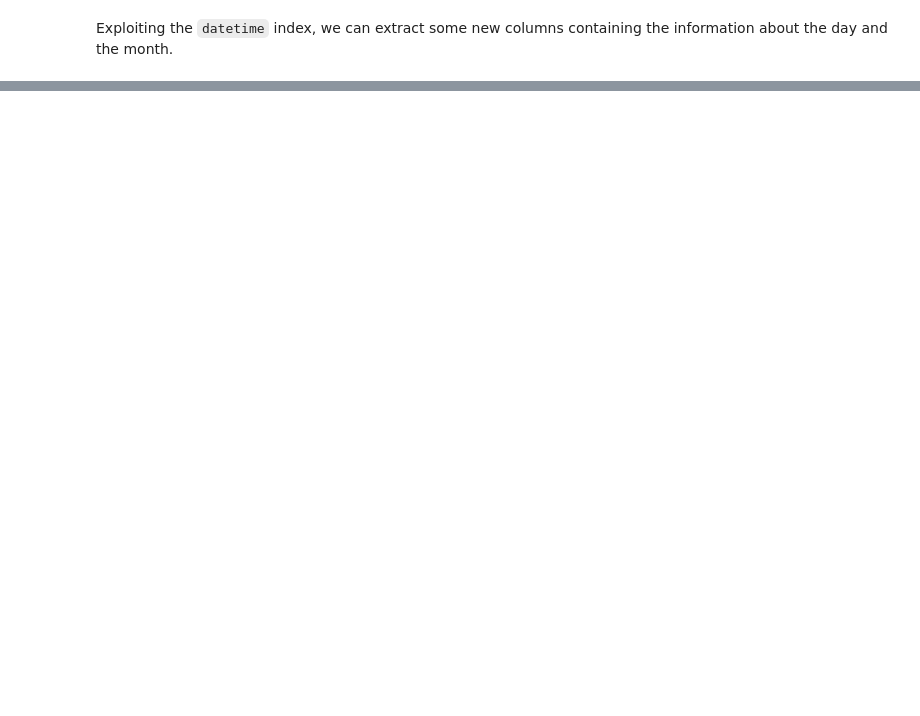
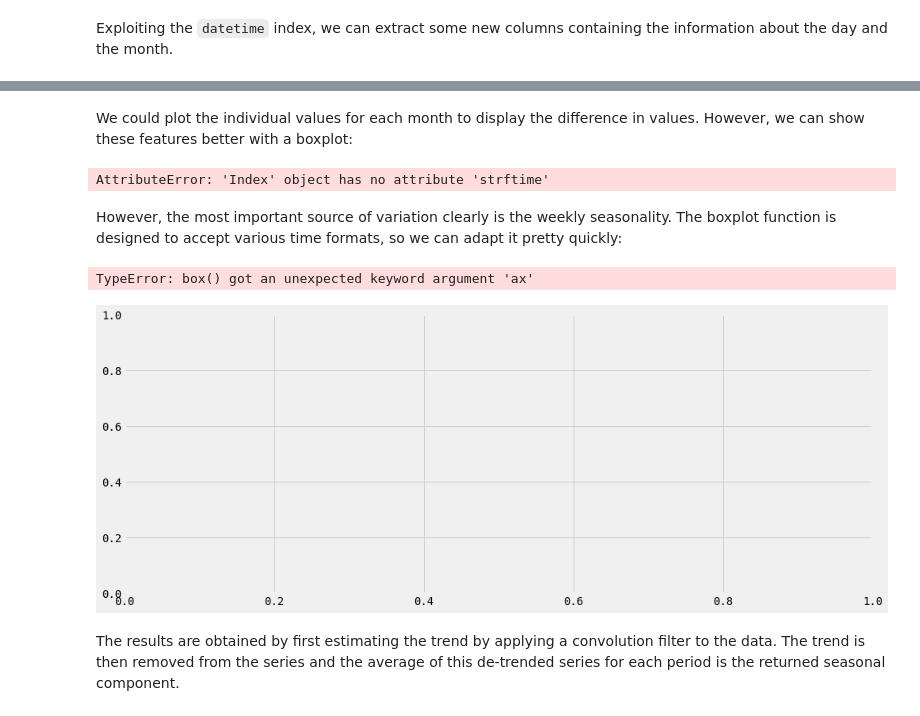
Before and after one commit to toscasterre/thesis-forecasting, a Jupyter notebook: notebooks/02_time_series_analysis.ipynb, the cells around one changed output, grey strips where cells are left out. Drawn from its saved outputs; the diff is of its cells as text; code cells hidden in the pictures; blank space fills up the shorter version.

Commit message:
mainly plotting

```diff
--- a/notebooks/02_time_series_analysis.ipynb
+++ b/notebooks/02_time_series_analysis.ipynb
@@ -55,0 +108,13 @@ fig.show()
+# %% [markdown]
+We could plot the individual values for each month to display the difference in values. However, we can show these features better with a boxplot:
+# %%
+ts.subunits_boxplot(daily_outflow["count"], y = "count", time_subunit = "month")
+# %% [output]
+AttributeError: 'Index' object has no attribute 'strftime'
+# %% [markdown]
+However, the most important source of variation clearly is the weekly seasonality. The boxplot function is designed to accept various time formats, so we can adapt it pretty quickly:
+# %%
+ts.subunits_boxplot(daily_outflow, y = "count", time_subunit = "weekday")
+# %% [output]
+TypeError: box() got an unexpected keyword argument 'ax'
+[figure, added]
@@ -55,0 +125,2 @@ fig.show()
+# %% [markdown]
+The results are obtained by first estimating the trend by applying a convolution filter to the data. The trend is then removed from the series and the average of this de-trended series for each period is the returned seasonal component.
```
Also changed, not shown: parts of 10 cells of this notebook, 2 other files.
